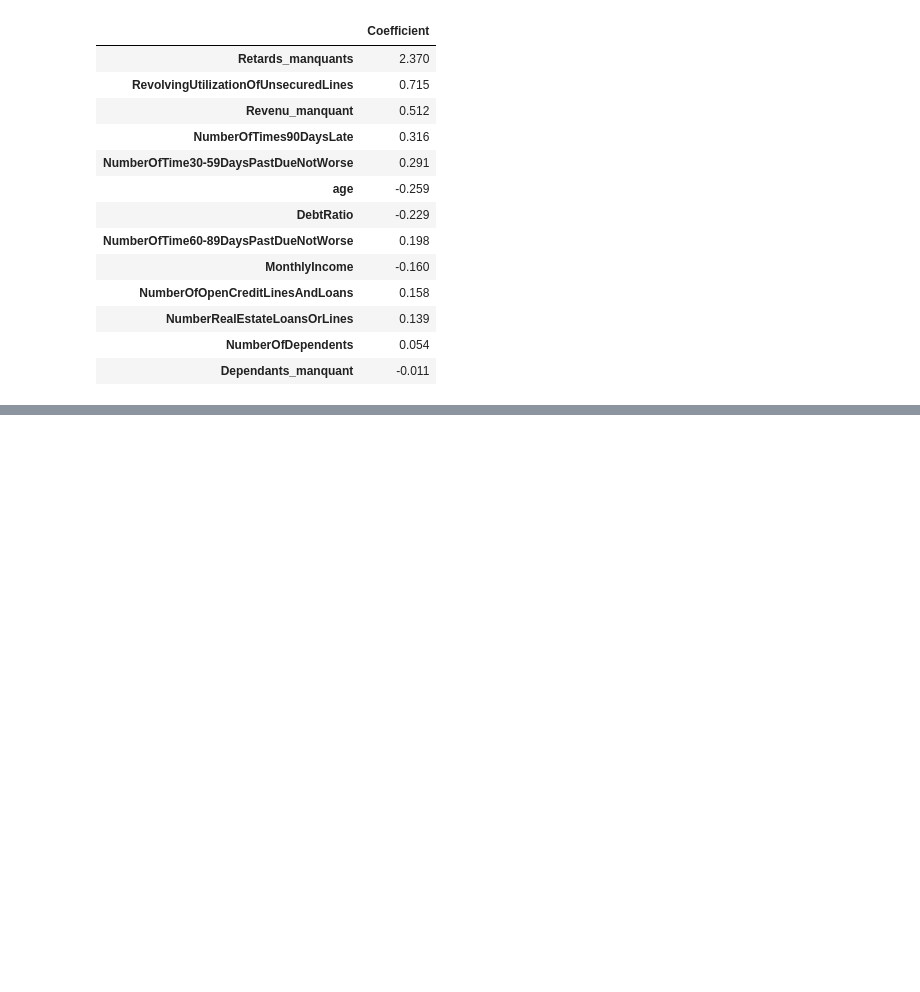
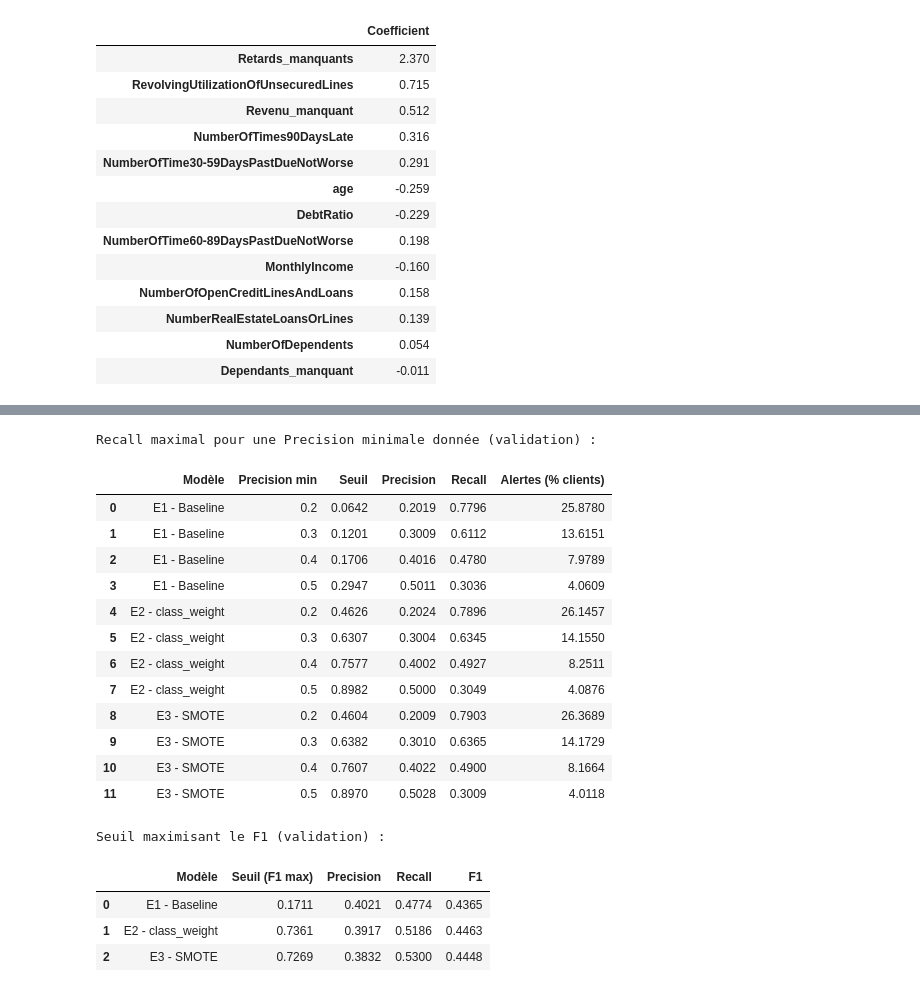
Before and after one commit to omarzinane1/CreditRisk360, a Jupyter notebook: notebooks/credit_scoring.ipynb, the cells around one changed output, grey strips where cells are left out. Saved outputs shown, nothing was run; the diff lists cells and outputs as text; code cells hidden in the pictures; blank space fills up the shorter version.

```diff
--- a/notebooks/credit_scoring.ipynb
+++ b/notebooks/credit_scoring.ipynb
@@ -4436,0 +4706,68 @@ Coefficients de la Régression Logistique :
+# %%
+def point_fonctionnement(y_true, proba, precision_min):
+    """Seuil donnant le Recall maximal avec une Precision >= precision_min."""
+    prec, rec, seuils = precision_recall_curve(y_true, proba)
+    prec, rec = prec[:-1], rec[:-1]          # alignés sur les seuils
+    ok = prec >= precision_min
+    if not ok.any():
+        return None
+    rec_max = rec[ok].max()
+    i = np.where(ok & (rec == rec_max))[0][-1]
+    return seuils[i], prec[i], rec[i]
+
+
+# Recall maximal pour plusieurs niveaux de Precision minimale
+lignes = []
+for nom, proba in probas_val.items():
+    for precision_min in [0.20, 0.30, 0.40, 0.50]:
+        point = point_fonctionnement(y_val, proba, precision_min)
+        if point is None:
+            lignes.append({"Modèle": nom, "Precision min": precision_min})
+        else:
+            seuil, p, r = point
+            lignes.append({
+                "Modèle": nom,
+                "Precision min": precision_min,
+                "Seuil": seuil,
+                "Precision": p,
+                "Recall": r,
+                "Alertes (% clients)": (proba >= seuil).mean() * 100
+            })
+
+print("Recall maximal pour une Precision minimale donnée (validation) :")
+display(pd.DataFrame(lignes).round(4))
+
+# Seuil maximisant le F1 de la classe 1, pour chaque modèle
+lignes_f1 = []
+for nom, proba in probas_val.items():
+    prec, rec, seuils = precision_recall_curve(y_val, proba)
+    prec, rec = prec[:-1], rec[:-1]
+    f1 = 2 * prec * rec / (prec + rec + 1e-12)
+    i = np.argmax(f1)
+    lignes_f1.append({
+        "Modèle": nom, "Seuil (F1 max)": seuils[i],
+        "Precision": prec[i], "Recall": rec[i], "F1": f1[i]
+    })
+
+print("Seuil maximisant le F1 (validation) :")
+display(pd.DataFrame(lignes_f1).round(4))
+# %% [output]
+Recall maximal pour une Precision minimale donnée (validation) :
+|  | Modèle | Precision min | Seuil | Precision | Recall | Alertes (% clients) |
+| 0 | E1 - Baseline | 0.2 | 0.0642 | 0.2019 | 0.7796 | 25.8780 |
+| 1 | E1 - Baseline | 0.3 | 0.1201 | 0.3009 | 0.6112 | 13.6151 |
+| 2 | E1 - Baseline | 0.4 | 0.1706 | 0.4016 | 0.4780 | 7.9789 |
+| 3 | E1 - Baseline | 0.5 | 0.2947 | 0.5011 | 0.3036 | 4.0609 |
+| 4 | E2 - class_weight | 0.2 | 0.4626 | 0.2024 | 0.7896 | 26.1457 |
+| 5 | E2 - class_weight | 0.3 | 0.6307 | 0.3004 | 0.6345 | 14.1550 |
+| 6 | E2 - class_weight | 0.4 | 0.7577 | 0.4002 | 0.4927 | 8.2511 |
+| 7 | E2 - class_weight | 0.5 | 0.8982 | 0.5000 | 0.3049 | 4.0876 |
+| 8 | E3 - SMOTE | 0.2 | 0.4604 | 0.2009 | 0.7903 | 26.3689 |
+| 9 | E3 - SMOTE | 0.3 | 0.6382 | 0.3010 | 0.6365 | 14.1729 |
+| 10 | E3 - SMOTE | 0.4 | 0.7607 | 0.4022 | 0.4900 | 8.1664 |
+| 11 | E3 - SMOTE | 0.5 | 0.8970 | 0.5028 | 0.3009 | 4.0118 |
+Seuil maximisant le F1 (validation) :
+|  | Modèle | Seuil (F1 max) | Precision | Recall | F1 |
+| 0 | E1 - Baseline | 0.1711 | 0.4021 | 0.4774 | 0.4365 |
+| 1 | E2 - class_weight | 0.7361 | 0.3917 | 0.5186 | 0.4463 |
+| 2 | E3 - SMOTE | 0.7269 | 0.3832 | 0.5300 | 0.4448 |
```
Also changed, not shown: parts of 26 cells of this notebook, 4 other files.
